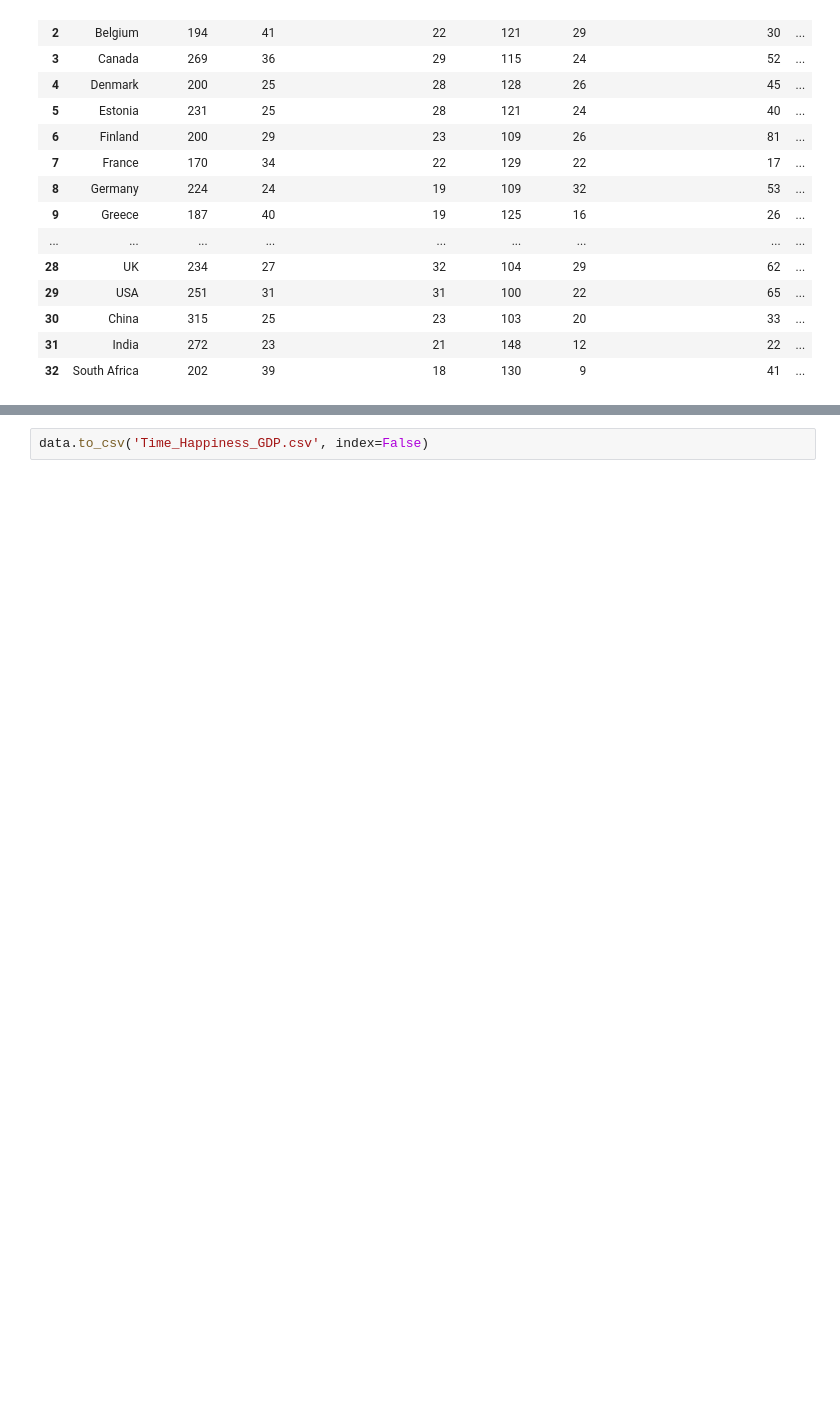
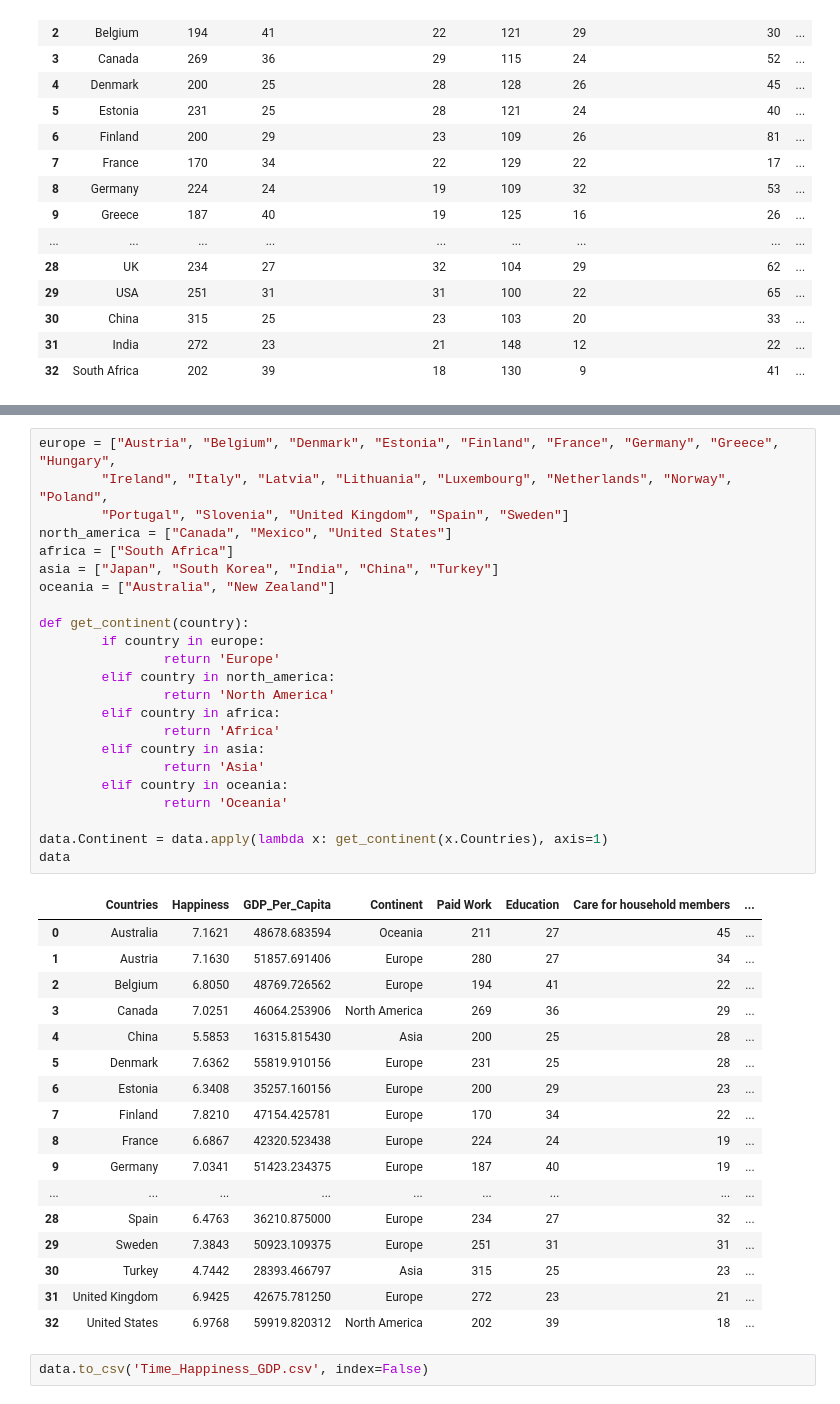
Before and after one commit to lmcosta98/Work2_EM, a Jupyter notebook: clean_happiness.ipynb, the cells around one changed output, grey strips where cells are left out. Drawn from its saved outputs; the diff is of its cells as text; blank space fills up the shorter version.

```diff
--- a/clean_happiness.ipynb
+++ b/clean_happiness.ipynb
@@ -117,2 +118,43 @@ data
+# %%
+europe = ["Austria", "Belgium", "Denmark", "Estonia", "Finland", "France", "Germany", "Greece", "Hungary",
+        "Ireland", "Italy", "Latvia", "Lithuania", "Luxembourg", "Netherlands", "Norway", "Poland",
+        "Portugal", "Slovenia", "United Kingdom", "Spain", "Sweden"]
+north_america = ["Canada", "Mexico", "United States"]
+africa = ["South Africa"]
+asia = ["Japan", "South Korea", "India", "China", "Turkey"]
+oceania = ["Australia", "New Zealand"]
+
+def get_continent(country):
+        if country in europe:
+                return 'Europe'
+        elif country in north_america:
+                return 'North America'
+        elif country in africa:
+                return 'Africa'
+        elif country in asia:
+                return 'Asia'
+        elif country in oceania:
+                return 'Oceania'
+
+data.Continent = data.apply(lambda x: get_continent(x.Countries), axis=1)
+data
+# %% [output]
+|  | Countries | Happiness | GDP_Per_Capita | Continent | Paid Work | Education | Care for household members | ... |
+| 0 | Australia | 7.1621 | 48678.683594 | Oceania | 211 | 27 | 45 | ... |
+| 1 | Austria | 7.1630 | 51857.691406 | Europe | 280 | 27 | 34 | ... |
+| 2 | Belgium | 6.8050 | 48769.726562 | Europe | 194 | 41 | 22 | ... |
+| 3 | Canada | 7.0251 | 46064.253906 | North America | 269 | 36 | 29 | ... |
+| 4 | China | 5.5853 | 16315.815430 | Asia | 200 | 25 | 28 | ... |
+| 5 | Denmark | 7.6362 | 55819.910156 | Europe | 231 | 25 | 28 | ... |
+| 6 | Estonia | 6.3408 | 35257.160156 | Europe | 200 | 29 | 23 | ... |
+| 7 | Finland | 7.8210 | 47154.425781 | Europe | 170 | 34 | 22 | ... |
+| 8 | France | 6.6867 | 42320.523438 | Europe | 224 | 24 | 19 | ... |
+| 9 | Germany | 7.0341 | 51423.234375 | Europe | 187 | 40 | 19 | ... |
+| ... | ... | ... | ... | ... | ... | ... | ... | ... |
+| 28 | Spain | 6.4763 | 36210.875000 | Europe | 234 | 27 | 32 | ... |
+| 29 | Sweden | 7.3843 | 50923.109375 | Europe | 251 | 31 | 31 | ... |
+| 30 | Turkey | 4.7442 | 28393.466797 | Asia | 315 | 25 | 23 | ... |
+| 31 | United Kingdom | 6.9425 | 42675.781250 | Europe | 272 | 23 | 21 | ... |
+| 32 | United States | 6.9768 | 59919.820312 | North America | 202 | 39 | 18 | ... |
 # %%
 data.to_csv('Time_Happiness_GDP.csv', index=False)
```
Also changed, not shown: parts of 5 cells of this notebook, 20 other files.
